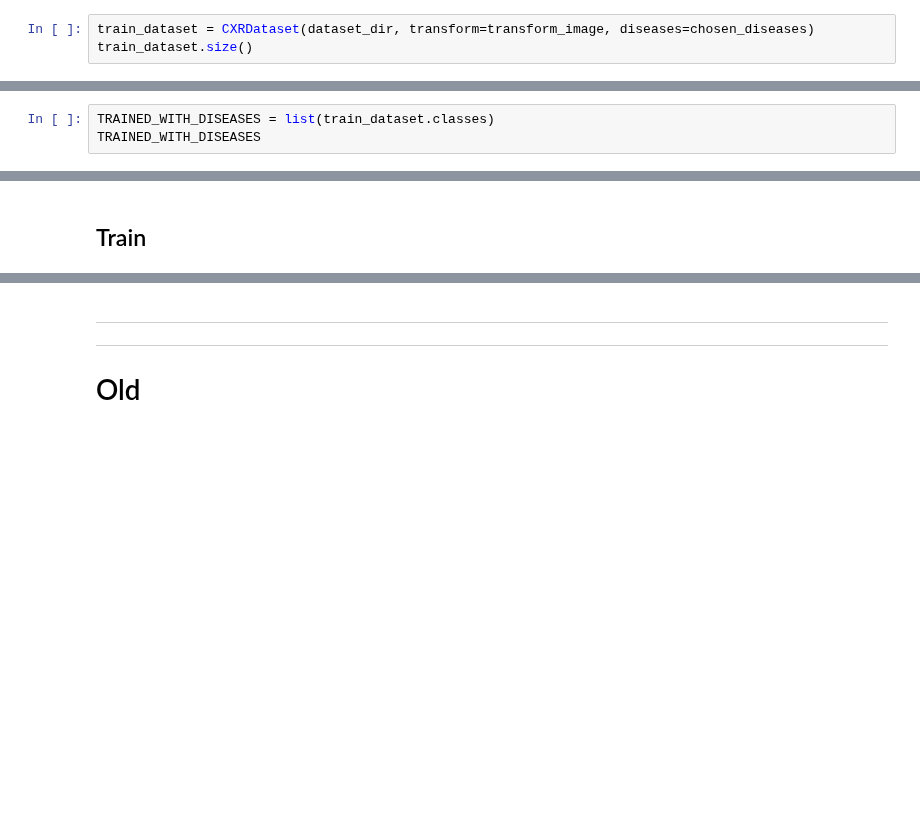
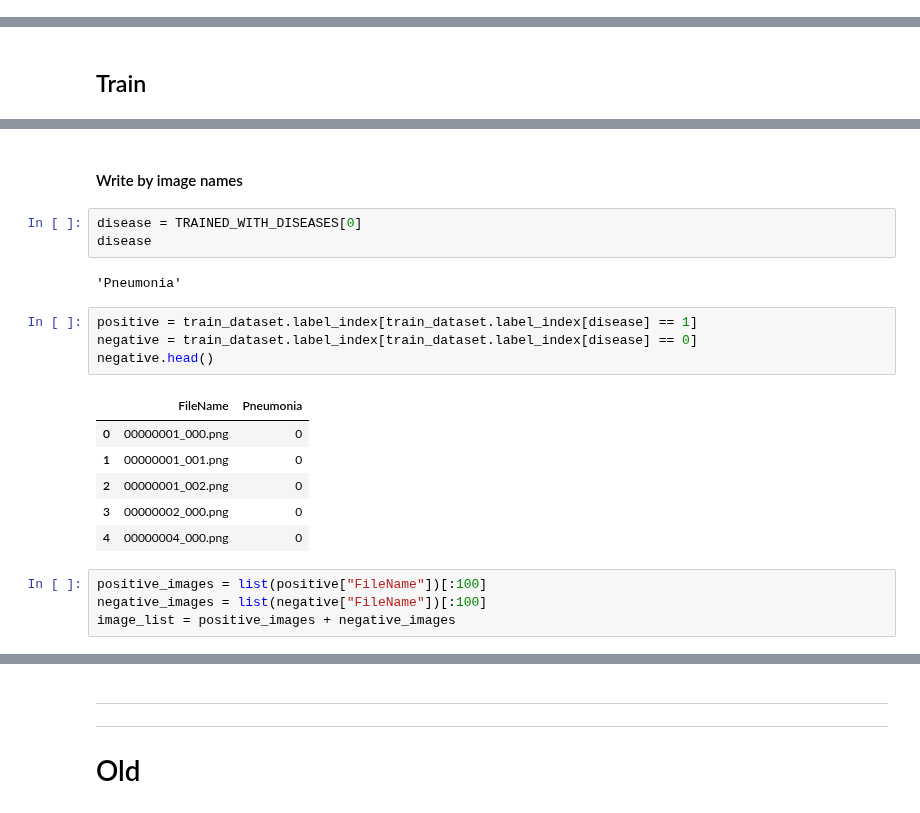
Before and after one commit to pdpino/cxr8, a Jupyter notebook: Training.ipynb, the cells around one changed output, grey strips where cells are left out. Cells and saved outputs as stored; diff of their text form; blank space fills up the shorter version.

```diff
--- a/Training.ipynb
+++ b/Training.ipynb
@@ -107,3 +50,0 @@ chosen_diseases
-# %%
-train_dataset = CXRDataset(dataset_dir, transform=transform_image, diseases=chosen_diseases)
-train_dataset.size()
@@ -114,3 +50,0 @@ train_dataloader = DataLoader(train_dataset, batch_size=BATCH_SIZE)
-# %%
-TRAINED_WITH_DISEASES = list(train_dataset.classes)
-TRAINED_WITH_DISEASES
@@ -292,0 +150,22 @@ Finished epoch 3/3, loss 45.79662322998047 (val 43.93351745605469)
+# %% [markdown]
+#### Write by image names
+# %%
+disease = TRAINED_WITH_DISEASES[0]
+disease
+# %% [output]
+'Pneumonia'
+# %%
+positive = train_dataset.label_index[train_dataset.label_index[disease] == 1]
+negative = train_dataset.label_index[train_dataset.label_index[disease] == 0]
+negative.head()
+# %% [output]
+|  | FileName | Pneumonia |
+| 0 | 00000001_000.png | 0 |
+| 1 | 00000001_001.png | 0 |
+| 2 | 00000001_002.png | 0 |
+| 3 | 00000002_000.png | 0 |
+| 4 | 00000004_000.png | 0 |
+# %%
+positive_images = list(positive["FileName"])[:100]
+negative_images = list(negative["FileName"])[:100]
+image_list = positive_images + negative_images
```
Also changed, not shown: parts of 87 cells of this notebook, 5 other files.
